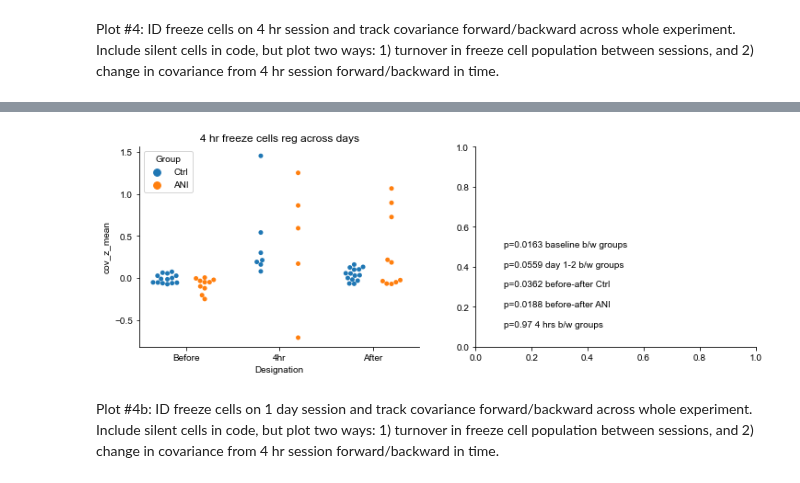
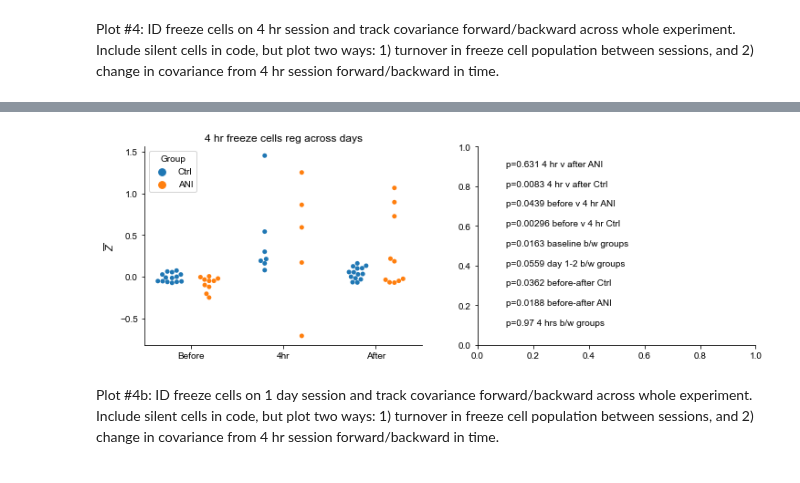
Before and after one commit to nkinsky/Eraser, a Jupyter notebook: Notebooks/COV_across_days.ipynb, the cells around one changed output, grey strips where cells are left out. Drawn from its saved outputs; the diff is of its cells as text; code cells hidden in the pictures.

```diff
--- a/Notebooks/COV_across_days.ipynb
+++ b/Notebooks/COV_across_days.ipynb
@@ -194,8 +202,13 @@ erp.match_max_lims(ax, axis='y')
 # %%
+%matplotlib inline
 fig, ax = plt.subplots(1, 2, figsize=(12, 4))
-sns.swarmplot(x="Designation", y="cov_z_mean", hue="Group", data=sigz_freeze_df, dodge=True, ax=ax[0])
-ax[0].set_title('Freeze Cells')
-sns.despine(fig=fig)
-stats_before_after(sigz_df, 'cov_z_mean', ax=ax[1])
+for ap, astat, f in zip([axfrz_plot, ax[0]], [axfrz_stat, ax[1]], [figcv, fig]):
+    sns.swarmplot(x="Designation", y="cov_z_mean", hue="Group",
+                  data=sigz_freeze_df[~(sigz_freeze_df['Designation'] == '')], dodge=True, ax=ap)
+    ap.set_title('Freeze Cell Covariance')
+    ap.set_ylabel(r'$\overline{Z}$')
+    ap.set_xlabel('')
+    sns.despine(fig=f)
+    stats_before_after(sigz_freeze_df, 'cov_z_mean', ax=astat)
 fig.savefig(print_dir + "/cov_before_after_freeze_cells.pdf")
 # %% [output]
@@ -248,8 +258,12 @@ erp.match_max_lims(ax, axis='y')
 # %%
 fig, ax = plt.subplots(1,2, figsize=(12, 4))
-sns.swarmplot(x="Designation", y="cov_z_mean", hue="Group", data=allz_df, dodge=True, ax=ax[0])
-ax[0].set_title('All Cells')
-sns.despine(fig=fig)
-stats_before_after(allz_df, 'cov_z_mean', ax[1])
+for ap, astat, f in zip([axall_plot, ax[0]], [axall_stat, ax[1]], [figcv, fig]):
+    sns.swarmplot(x="Designation", y="cov_z_mean", hue="Group",
+                  data=allz_df[~(allz_df['Designation'] == '')], dodge=True, ax=ap)
+    ap.set_title('All Cell Covariance')
+    ap.set_ylabel(r'$\overline{Z}$')
+    ap.set_xlabel('')
+    sns.despine(fig=f)
+    stats_before_after(allz_df, "cov_z_mean", astat)
 fig.savefig(print_dir + "/cov_before_after_all_cells.pdf")
 # %% [output]
@@ -286,0 +305,7 @@ sig4frz_dfreg = add_memory_designations(sig4frz_dfreg, before=['4_-2', '4_-1'],
+# %%
+figfrzreg = plt.figure(figsize=(12, 8))
+gs = gridspec.GridSpec(2, 2, figure=figfrzreg)
+ax4stat = figfrzreg.add_subplot(gs[0, 0])
+ax4plot = figfrzreg.add_subplot(gs[1, 0])
+ax1stat = figfrzreg.add_subplot(gs[0, 1])
+ax1plot = figfrzreg.add_subplot(gs[1, 1])
@@ -287,12 +314,15 @@ sig4frz_dfreg = add_memory_designations(sig4frz_dfreg, before=['4_-2', '4_-1'],
 # %%
 fig, ax = plt.subplots(1,2, figsize=(12, 4))
-sns.swarmplot(x="Designation", y="cov_z_mean", hue="Group", data=sig4frz_dfreg, dodge=True, ax=ax[0])
-ax[0].set_title('4 hr freeze cells reg across days')
-sns.despine(fig=fig)
-stats_before_after(sig4frz_dfreg, 'cov_z_mean', ax[1])
+for ap, astat, f in zip([ax4plot, ax[0]], [ax4stat, ax[1]], [figfrzreg, fig]):
+    sns.swarmplot(x="Designation", y="cov_z_mean", hue="Group", data=sig4frz_dfreg, dodge=True, ax=ap)
+    ap.set_title('4 hr freeze cells reg across days')
+    ap.set_xlabel('')
+    ap.set_ylabel(r'$\overline{Z}$')
+    sns.despine(fig=f)
+    stats_before_after(sig4frz_dfreg, 'cov_z_mean', astat)
 # fig.savefig(print_dir + "/cov_before_after_sig1_cells_registered_across_days.pdf")
 # %% [output]
-[figure, old version]
+[figure, new version]
 # %% [markdown]
 Plot #4b: ID freeze cells on 1 day session and track covariance forward/backward across whole experiment.  Include silent cells in code, but plot two ways: 1) turnover in freeze cell population between sessions, and 2) change in covariance from 4 hr session forward/backward in time.
 # %% [markdown]
```
Also changed, not shown: parts of 26 cells of this notebook.
